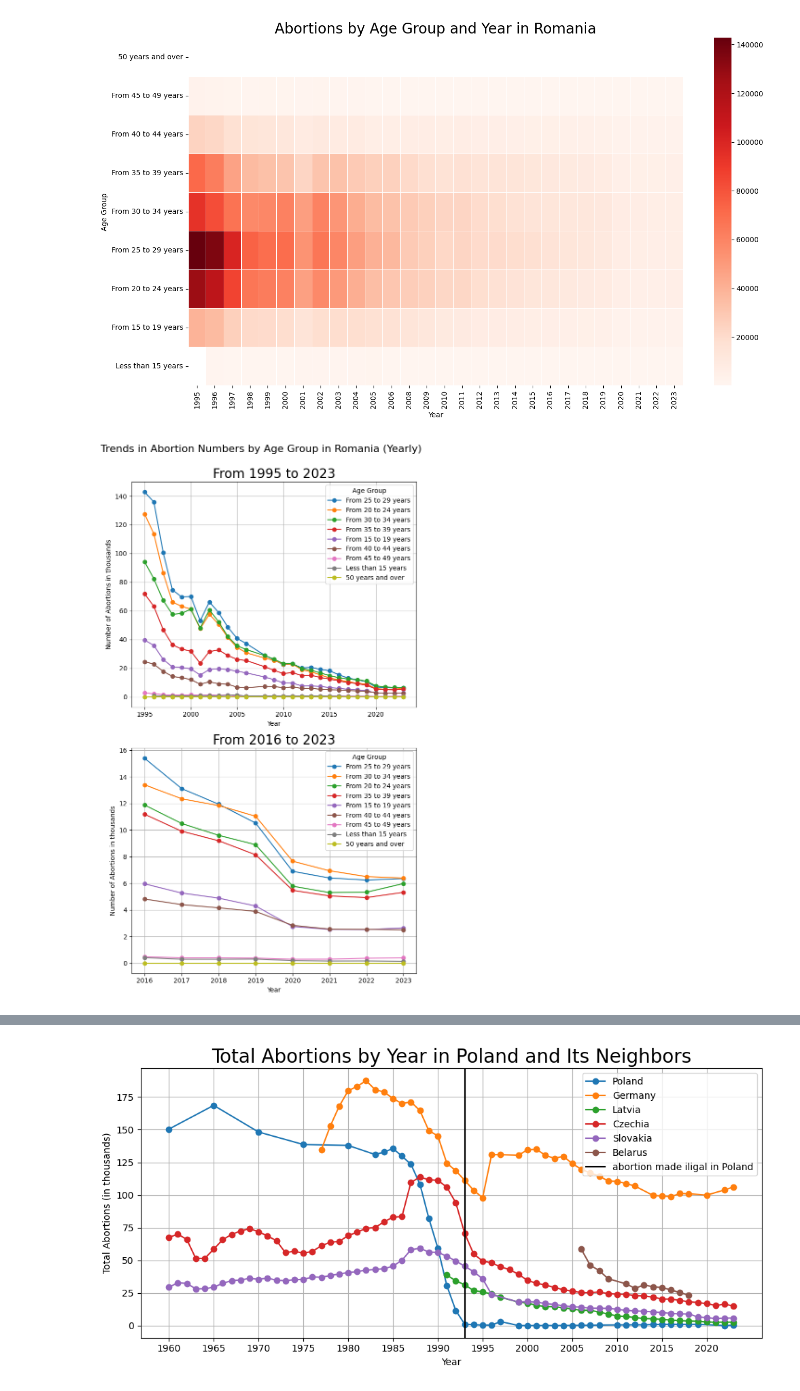
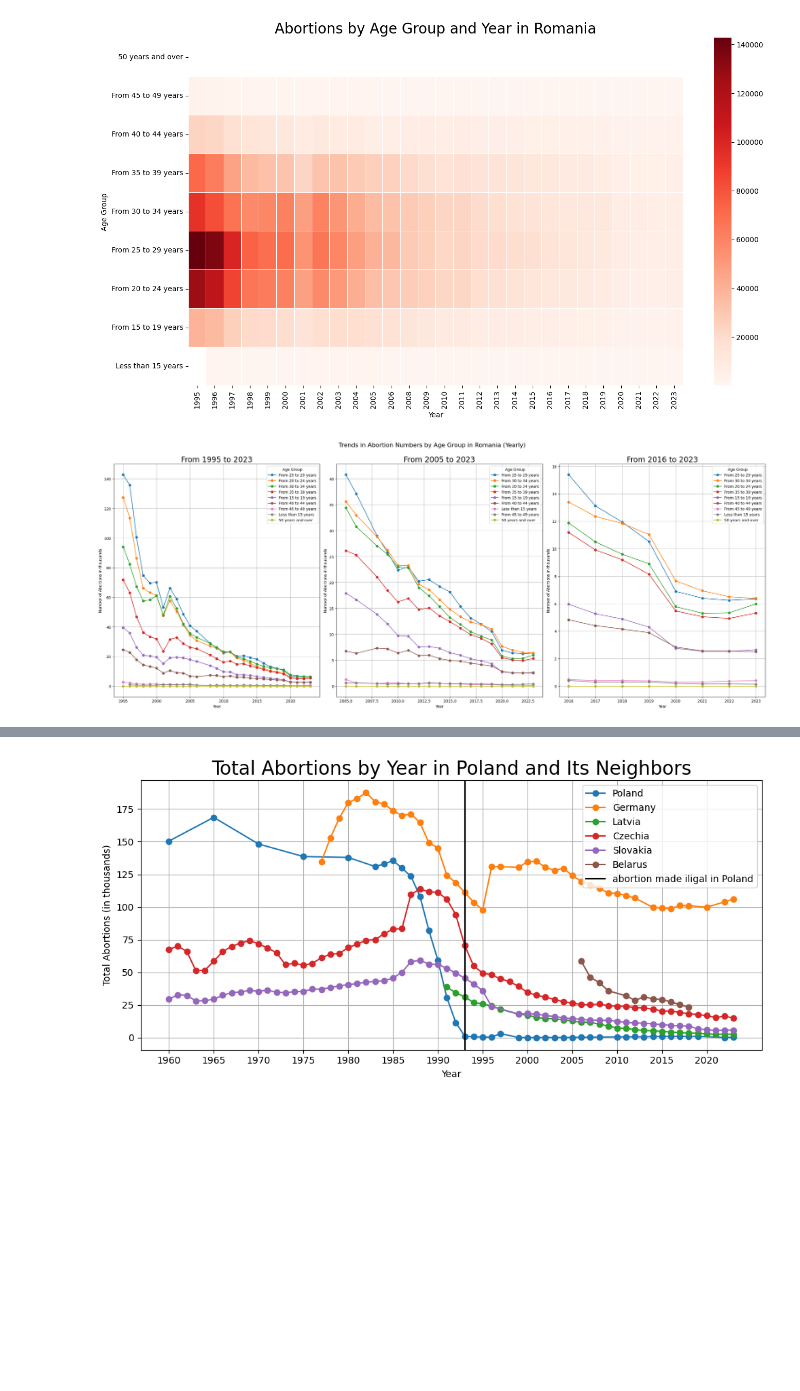
Before and after one commit to TudorMurariu/StudyCase-Abortions-in-EU-and-RO, a Jupyter notebook: study.ipynb, the cells around one changed output, grey strips where cells are left out. Saved outputs shown, nothing was run; the diff lists cells and outputs as text; code cells hidden in the pictures; blank space fills up the shorter version.

Commit message:
added some additional information and context to the plots

```diff
--- a/study.ipynb
+++ b/study.ipynb
@@ -348,37 +372,37 @@ plt.show()
 # %% [output]
 [figure]
 # %%
-time_restriction = [1995, 2016]
+time_restriction = [1995, 2005, 2016]
 index = 1
-plt.figure(figsize=(7, 12))
+plt.figure(figsize=(25, 10))
 
 for first_year in time_restriction:
-    plt.subplot(2, 1, index)
+    plt.subplot(1, 3, index)
     index += 1
 
     heatmap_data = romania_ab[romania_ab['TIME_PERIOD'] >= first_year].pivot_table(
         index='TIME_PERIOD', columns='age', values='OBS_VALUE', aggfunc='sum'
     )
 
     heatmap_data.index = heatmap_data.index.astype(int)
     heatmap_data = heatmap_data.sort_index()
     heatmap_data = heatmap_data.reindex(columns=age_order, fill_value=0)
     heatmap_data = heatmap_data[age_order]
 
     average_abortions = heatmap_data.mean().sort_values(ascending=False)
     sorted_age_order = average_abortions.index.tolist()
 
     for age_group in sorted_age_order:
         plt.plot(heatmap_data.index, heatmap_data[age_group] / 1_000, label=age_group, marker='o')
 
     plt.title(f'From {first_year} to 2023', fontsize=20)
     plt.xlabel('Year')
     plt.ylabel('Number of Abortions in thousands')
     plt.legend(title='Age Group')
     plt.grid(True)
 
 plt.suptitle('Trends in Abortion Numbers by Age Group in Romania (Yearly)', fontsize=16, y=1)
 plt.tight_layout()
 plt.show()
 # %% [output]
-[figure, old version]
+[figure, new version]
```
Also changed, not shown: parts of 14 cells of this notebook.
